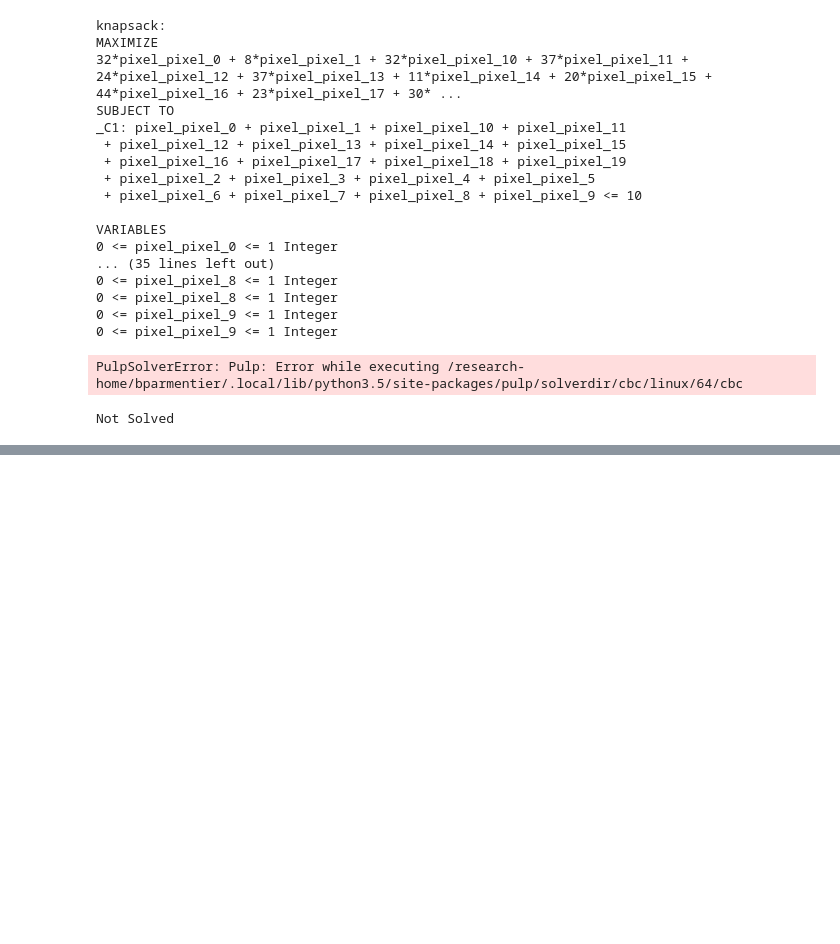
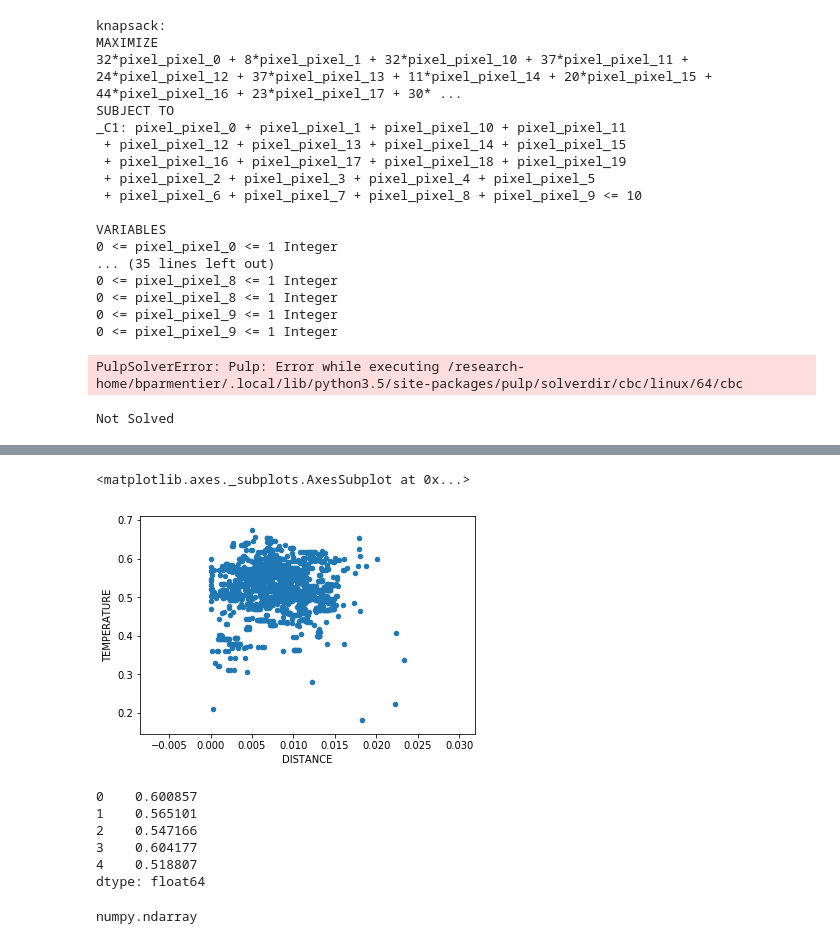
Before and after one commit to bparment1/spatial_optimization_and_suitability, a Jupyter notebook: optimization_baltimore_example.ipynb, the cells around one changed output, grey strips where cells are left out. Cells and saved outputs as stored; diff of their text form; code cells hidden in the pictures; blank space fills up the shorter version.

Commit message:
adding in data from parcels

```diff
--- a/optimization_baltimore_example.ipynb
+++ b/optimization_baltimore_example.ipynb
@@ -283,0 +280,8 @@ data_gpd = gpd.read_file(os.path.join(in_dir,ghcn_filename))
+# %%
+in_filename_data = "Vacant_distanceTemperature.csv"
+
+data_df = pd.read_csv(os.path.join(in_dir,in_filename_data))
+print(data_df.size,
+      data_df.shape)
+
+data_df.head()
@@ -284,3 +296,24 @@ data_gpd = gpd.read_file(os.path.join(in_dir,ghcn_filename))
+# %%
+data_df.plot.scatter(x='DISTANCE',y='TEMPERATURE')
+# %% [output]
+<matplotlib.axes._subplots.AxesSubplot at 0x...>
+[figure, added]
+# %%
+f_combined = data_df['DISTANCE'] + data_df['TEMPERATURE']
+type(f_combined)
+f_combined.head()
+# %% [output]
+0    0.600857
+1    0.565101
+2    0.547166
+3    0.604177
+4    0.518807
+dtype: float64
+# %%
+factor_combined=f_combined.as_matrix()
+type(factor_combined)
+# %% [output]
+numpy.ndarray
 # %%
 from pulp import *
 import numpy as np
```
Also changed, not shown: parts of 8 cells of this notebook.
